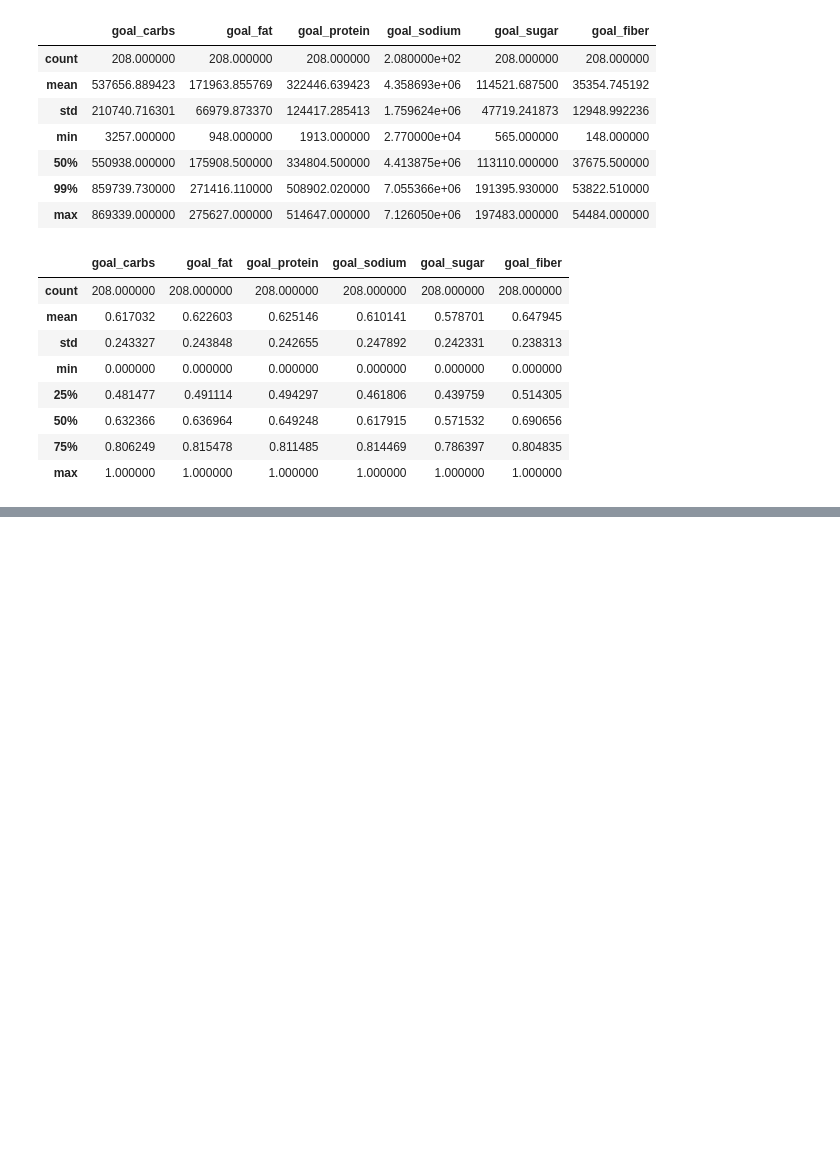
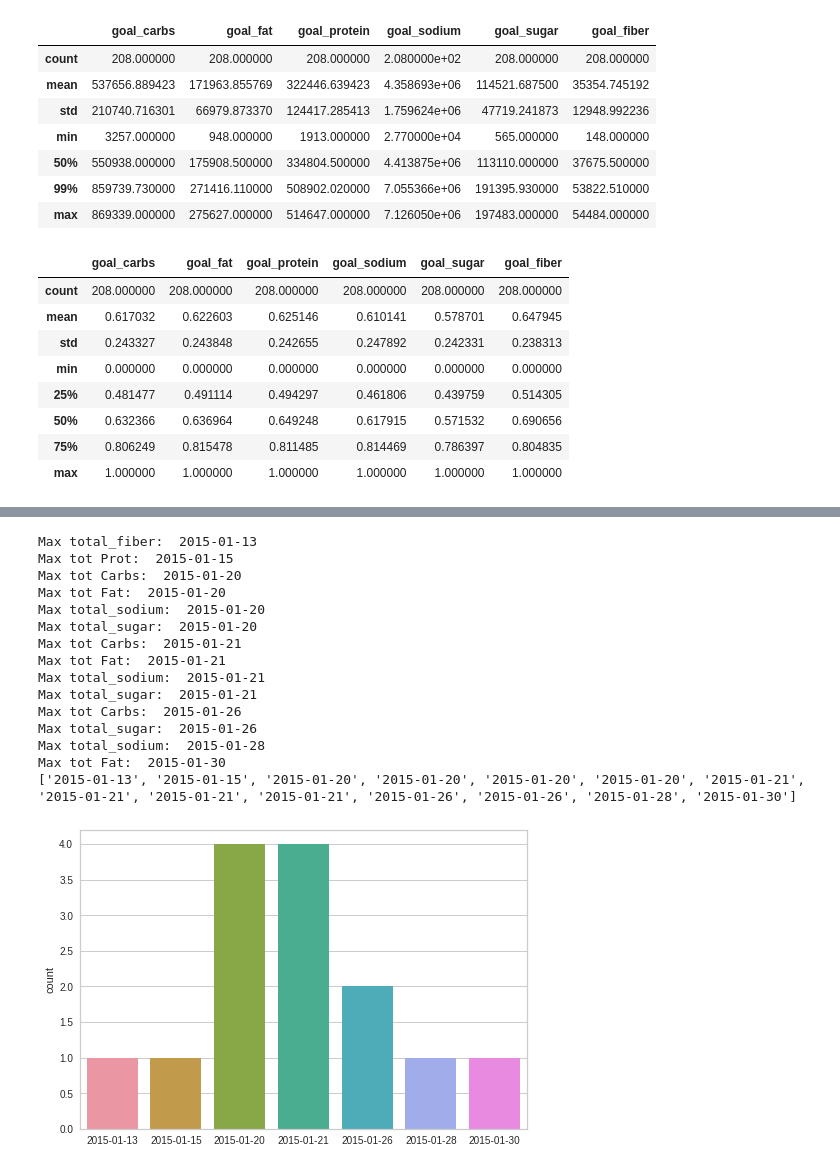
Before and after one commit to dbera17/ML, a Jupyter notebook: final_proj_clust123.ipynb, the cells around one changed output, grey strips where cells are left out. Drawn from its saved outputs; the diff is of its cells as text; code cells hidden in the pictures; blank space fills up the shorter version.

```diff
--- a/final_proj_clust123.ipynb
+++ b/final_proj_clust123.ipynb
@@ -410,0 +478,41 @@ data_point.describe([0.99])
+# %%
+max_dates = []
+for i in range(208):
+    if(data_point['total_carbs'][i] == 647603.010000):
+        print("Max tot Carbs:  "+data['Date'][i])
+        max_dates.append(data['Date'][i])
+    if(data_point['total_fat'][i] == 232542.020000):
+        print("Max tot Fat:  "+data['Date'][i])
+        max_dates.append(data['Date'][i])
+    if(data_point['total_protein'][i] == 353634.000000):
+        max_dates.append(data['Date'][i])
+        print("Max tot Prot:  "+data['Date'][i])
+    if(data_point['total_sodium'][i] == 6.058767e+06):
+        print("Max total_sodium:  "+data['Date'][i])
+        max_dates.append(data['Date'][i])
+    if(data_point['total_sugar'][i] == 149690.650000):
+        print("Max total_sugar:  "+data['Date'][i])
+        max_dates.append(data['Date'][i])
+    if(data_point['total_fiber'][i] == 34191.000000):
+        print("Max total_fiber:  "+data['Date'][i])
+        max_dates.append(data['Date'][i])
+print(max_dates)
+sns.countplot(x=max_dates)
+plt.show()
+# %% [output]
+Max total_fiber:  2015-01-13
+Max tot Prot:  2015-01-15
+Max tot Carbs:  2015-01-20
+Max tot Fat:  2015-01-20
+Max total_sodium:  2015-01-20
+Max total_sugar:  2015-01-20
+Max tot Carbs:  2015-01-21
+Max tot Fat:  2015-01-21
+Max total_sodium:  2015-01-21
+Max total_sugar:  2015-01-21
+Max tot Carbs:  2015-01-26
+Max total_sugar:  2015-01-26
+Max total_sodium:  2015-01-28
+Max tot Fat:  2015-01-30
+['2015-01-13', '2015-01-15', '2015-01-20', '2015-01-20', '2015-01-20', '2015-01-20', '2015-01-21', '2015-01-21', '2015-01-21', '2015-01-21', '2015-01-26', '2015-01-26', '2015-01-28', '2015-01-30']
+[figure, added]
```
Also changed, not shown: parts of 24 cells of this notebook.
